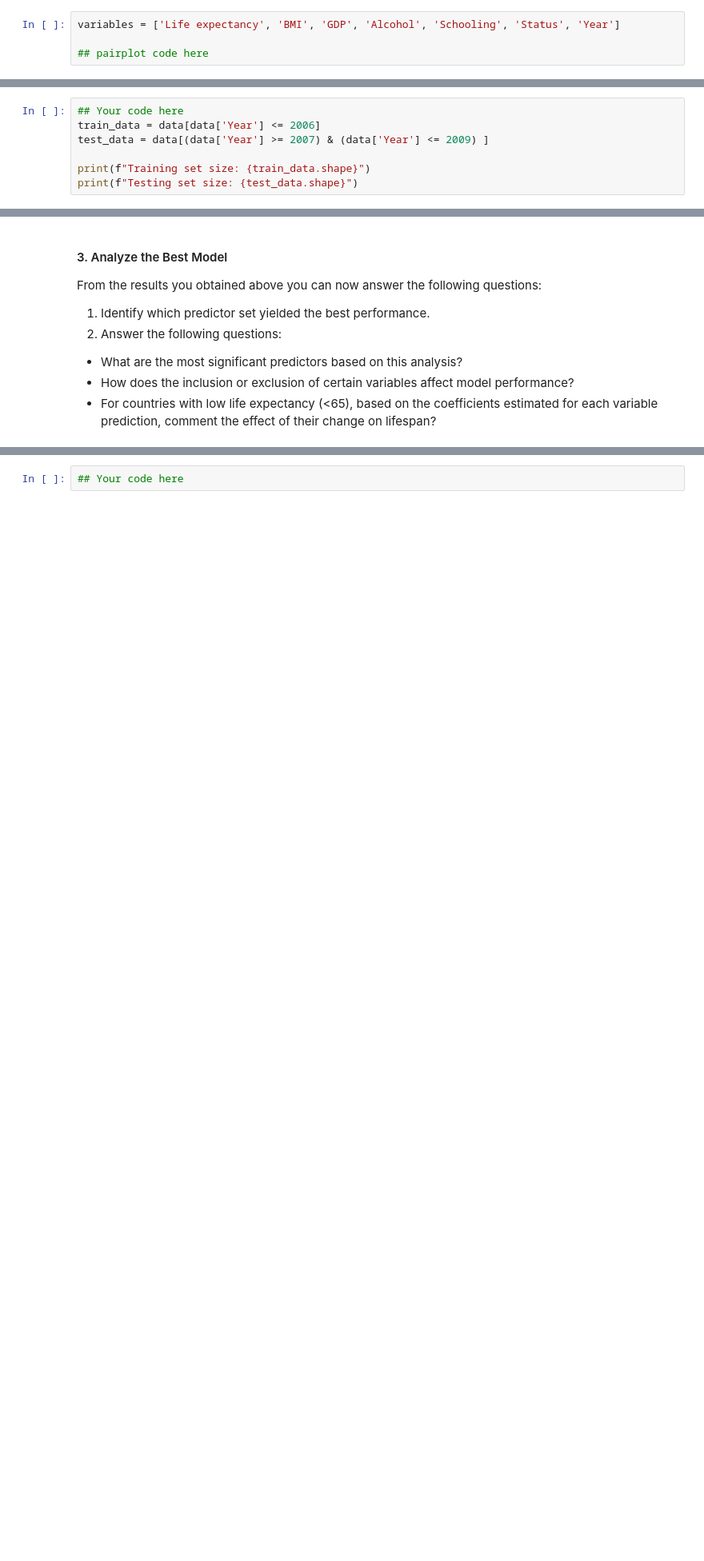
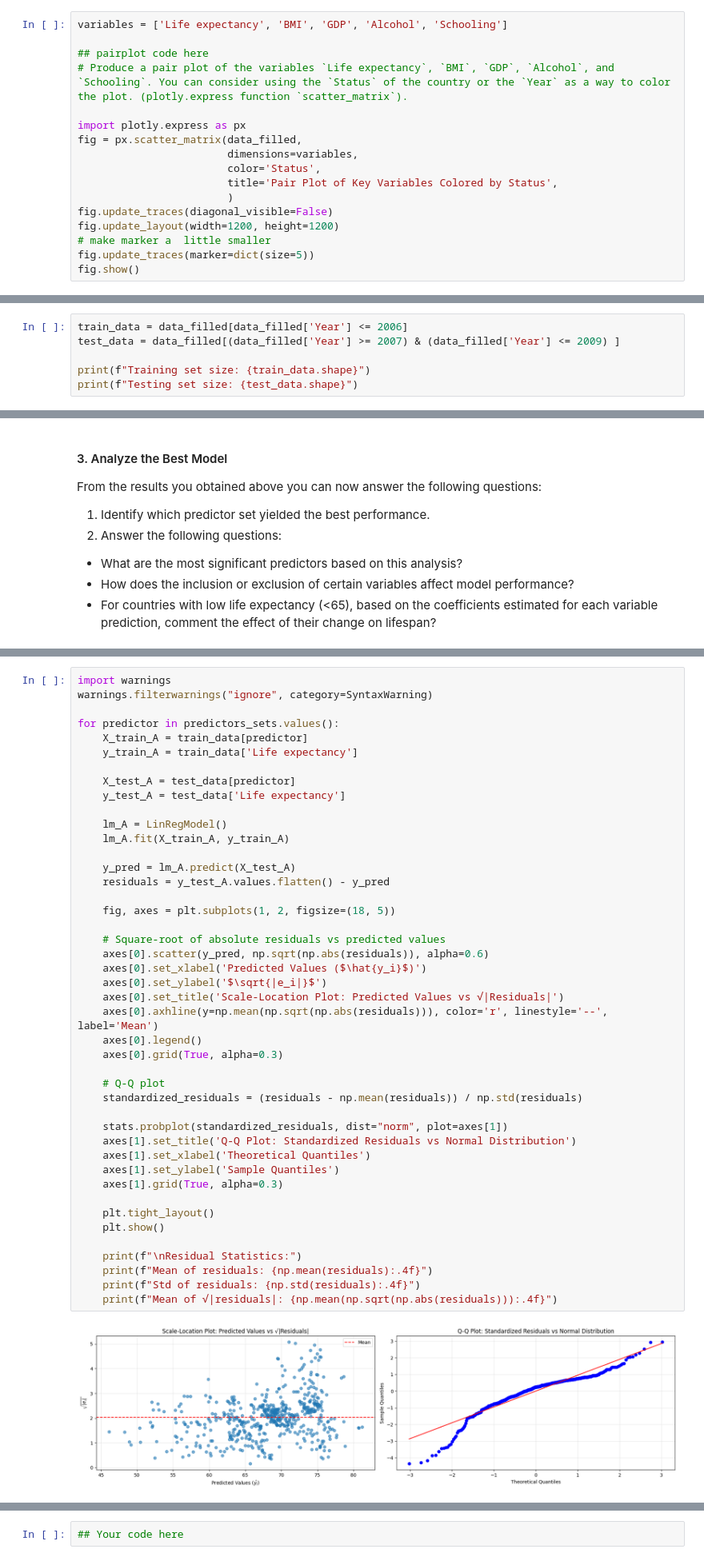
Before and after one commit to vincenteichhorn/cs-apml-assignments, a Jupyter notebook: src/04-image-classification/Project_regression_analysis.ipynb, the cells around one changed output, grey strips where cells are left out. Shown at 80% size. Cells and saved outputs as stored; diff of their text form; blank space fills up the shorter version.

```diff
--- a/src/04-image-classification/Project_regression_analysis.ipynb
+++ b/src/04-image-classification/Project_regression_analysis.ipynb
@@ -174,4 +244,17 @@ cchoice = ['Cuba','Germany', 'Afghanistan', 'Japan', 'United States of America'
 # %%
-variables = ['Life expectancy', 'BMI', 'GDP', 'Alcohol', 'Schooling', 'Status', 'Year']
+variables = ['Life expectancy', 'BMI', 'GDP', 'Alcohol', 'Schooling']
 
 ## pairplot code here
+# Produce a pair plot of the variables `Life expectancy`, `BMI`, `GDP`, `Alcohol`, and `Schooling`. You can consider using the `Status` of the country or the `Year` as a way to color the plot. (plotly.express function `scatter_matrix`).
+
+import plotly.express as px
+fig = px.scatter_matrix(data_filled,
+                        dimensions=variables,
+                        color='Status',
+                        title='Pair Plot of Key Variables Colored by Status',
+                        )
+fig.update_traces(diagonal_visible=False)
+fig.update_layout(width=1200, height=1200)
+# make marker a  little smaller
+fig.update_traces(marker=dict(size=5))
+fig.show()
@@ -314,9 +460,8 @@ print(lm)
   - Use the first 7 years 2000 to 2006 as the **training set**.
   - Use the next three year 2007-2009 as the **testing set**.
 # %%
-## Your code here
-train_data = data[data['Year'] <= 2006]
-test_data = data[(data['Year'] >= 2007) & (data['Year'] <= 2009) ]
+train_data = data_filled[data_filled['Year'] <= 2006]
+test_data = data_filled[(data_filled['Year'] >= 2007) & (data_filled['Year'] <= 2009) ]
 
 print(f"Training set size: {train_data.shape}")
 print(f"Testing set size: {test_data.shape}")
@@ -394,0 +596,46 @@ Many diagnostic plots can be made from the study of the residuals, we will only
+# %%
+import warnings
+warnings.filterwarnings("ignore", category=SyntaxWarning)
+
+for predictor in predictors_sets.values():
+    X_train_A = train_data[predictor]
+    y_train_A = train_data['Life expectancy']
+
+    X_test_A = test_data[predictor]
+    y_test_A = test_data['Life expectancy']
+
+    lm_A = LinRegModel()
+    lm_A.fit(X_train_A, y_train_A)
+
+    y_pred = lm_A.predict(X_test_A)
+    residuals = y_test_A.values.flatten() - y_pred
+
+    fig, axes = plt.subplots(1, 2, figsize=(18, 5))
+
+    # Square-root of absolute residuals vs predicted values
+    axes[0].scatter(y_pred, np.sqrt(np.abs(residuals)), alpha=0.6)
+    axes[0].set_xlabel('Predicted Values ($\hat{y_i}$)')
+    axes[0].set_ylabel('$\sqrt{|e_i|}$')
+    axes[0].set_title('Scale-Location Plot: Predicted Values vs √|Residuals|')
+    axes[0].axhline(y=np.mean(np.sqrt(np.abs(residuals))), color='r', linestyle='--', label='Mean')
+    axes[0].legend()
+    axes[0].grid(True, alpha=0.3)
+
+    # Q-Q plot
+    standardized_residuals = (residuals - np.mean(residuals)) / np.std(residuals)
+
+    stats.probplot(standardized_residuals, dist="norm", plot=axes[1])
+    axes[1].set_title('Q-Q Plot: Standardized Residuals vs Normal Distribution')
+    axes[1].set_xlabel('Theoretical Quantiles')
+    axes[1].set_ylabel('Sample Quantiles')
+    axes[1].grid(True, alpha=0.3)
+
+    plt.tight_layout()
+    plt.show()
+
+    print(f"\nResidual Statistics:")
+    print(f"Mean of residuals: {np.mean(residuals):.4f}")
+    print(f"Std of residuals: {np.std(residuals):.4f}")
+    print(f"Mean of √|residuals|: {np.mean(np.sqrt(np.abs(residuals))):.4f}")
+# %% [output]
+[figure, added]
```
Also changed, not shown: parts of 23 cells of this notebook.
